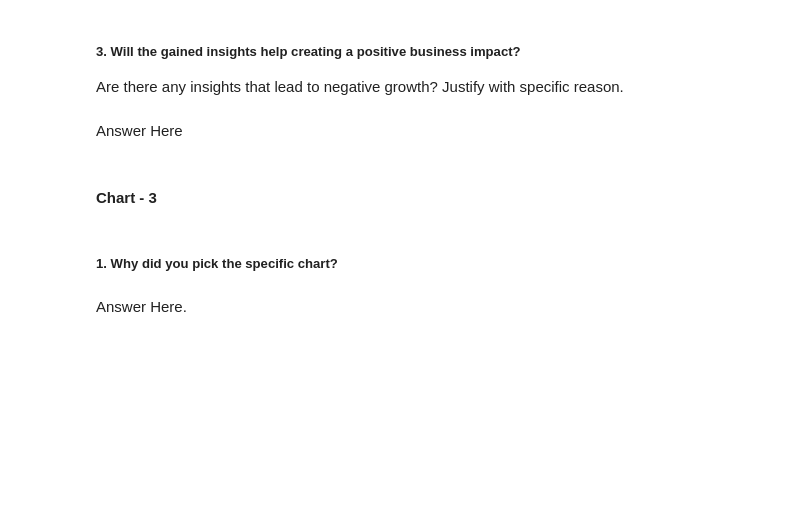
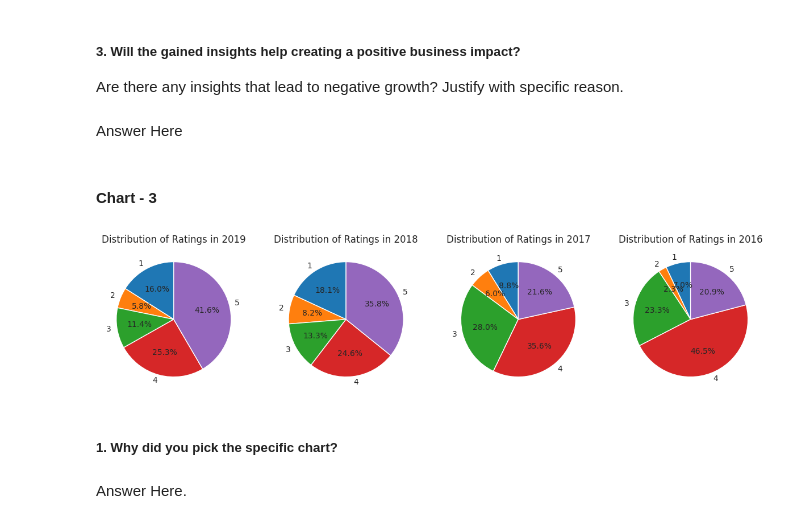
Before and after one commit to Manoharjha333/Zomato-Restaurant-Clustering-And-Sentiment-Analysis, a Jupyter notebook: Zomato_Restaurant_Clustering_And_Sentiment_Analysis.ipynb, the cells around one changed output. Saved outputs shown, nothing was run; the diff lists cells and outputs as text; code cells hidden in the pictures; blank space fills up the shorter version.

```diff
--- a/Zomato_Restaurant_Clustering_And_Sentiment_Analysis.ipynb
+++ b/Zomato_Restaurant_Clustering_And_Sentiment_Analysis.ipynb
@@ -453,3 +737,20 @@ Answer Here
+# %%
+# Chart - 3 visualization code
+# pie plot for Review_Year vs Rating
+# Count the occurrences of each rating for each year
+
+rating_counts_by_year = meta_df.groupby(['Year', 'Rating']).size().unstack(fill_value=0)
+
+# Plot a pie chart for each year
+fig, axes = plt.subplots(nrows=1, ncols=len(meta_df['Year'].unique()), figsize=(15, 15))
+
+for i, year in enumerate(meta_df['Year'].unique()):
+    axes[i].pie(rating_counts_by_year.loc[year], labels=rating_counts_by_year.columns, autopct='%1.1f%%', startangle=90)
+    axes[i].set_title(f'Distribution of Ratings in {year}')
+
+plt.show()
+# %% [output]
+[figure, added]
 # %% [markdown]
 ##### 1. Why did you pick the specific chart?
 # %% [markdown]
```
Also changed, not shown: parts of 33 cells of this notebook.
